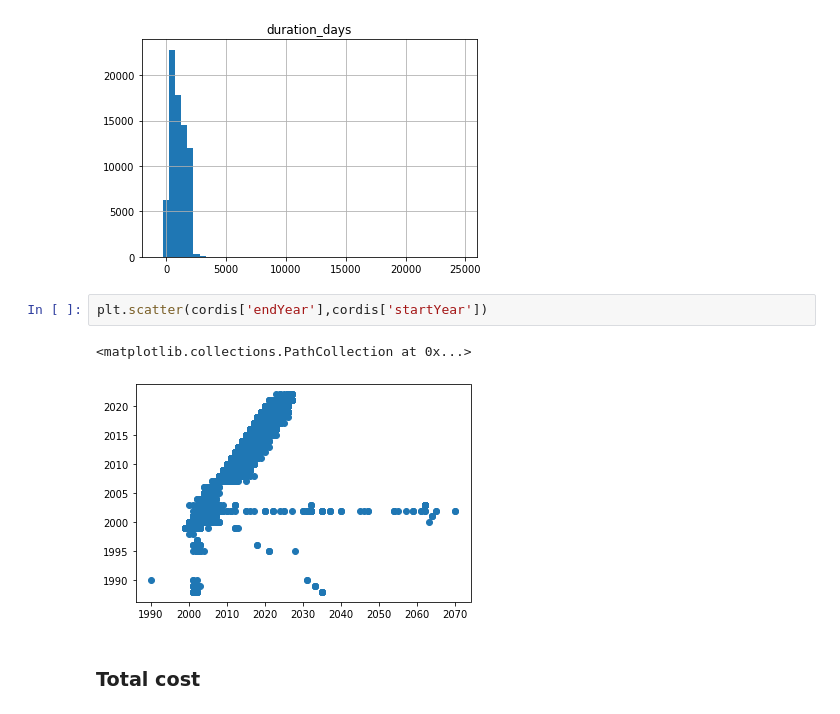
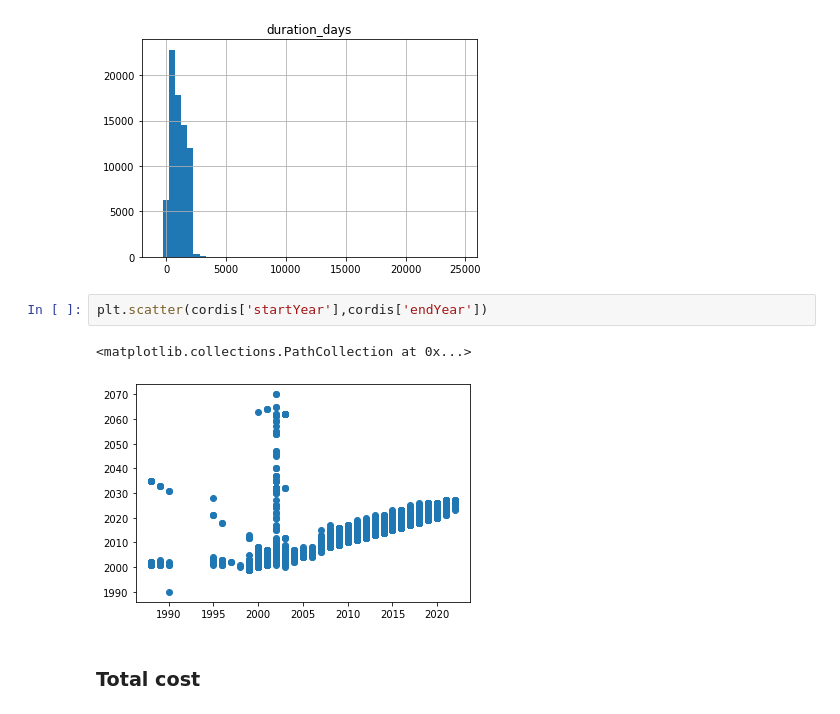
Before and after one commit to celiaromero/mythesis, a Jupyter notebook: cordis.ipynb, the cells around one changed output. Drawn from its saved outputs; the diff is of its cells as text.

```diff
--- a/cordis.ipynb
+++ b/cordis.ipynb
@@ -210,10 +162,10 @@ cordis.hist(column='duration_days',bins=50)
 array([[<AxesSubplot:title={'center':'duration_days'}>]], dtype=object)
 [figure]
 # %%
-plt.scatter(cordis['endYear'],cordis['startYear'])
+plt.scatter(cordis['startYear'],cordis['endYear'])
 # %% [output]
 <matplotlib.collections.PathCollection at 0x...>
-[figure, old version]
+[figure, new version]
 # %% [markdown]
 ### Total cost
 # %%
```
Also changed, not shown: parts of 16 cells of this notebook.
